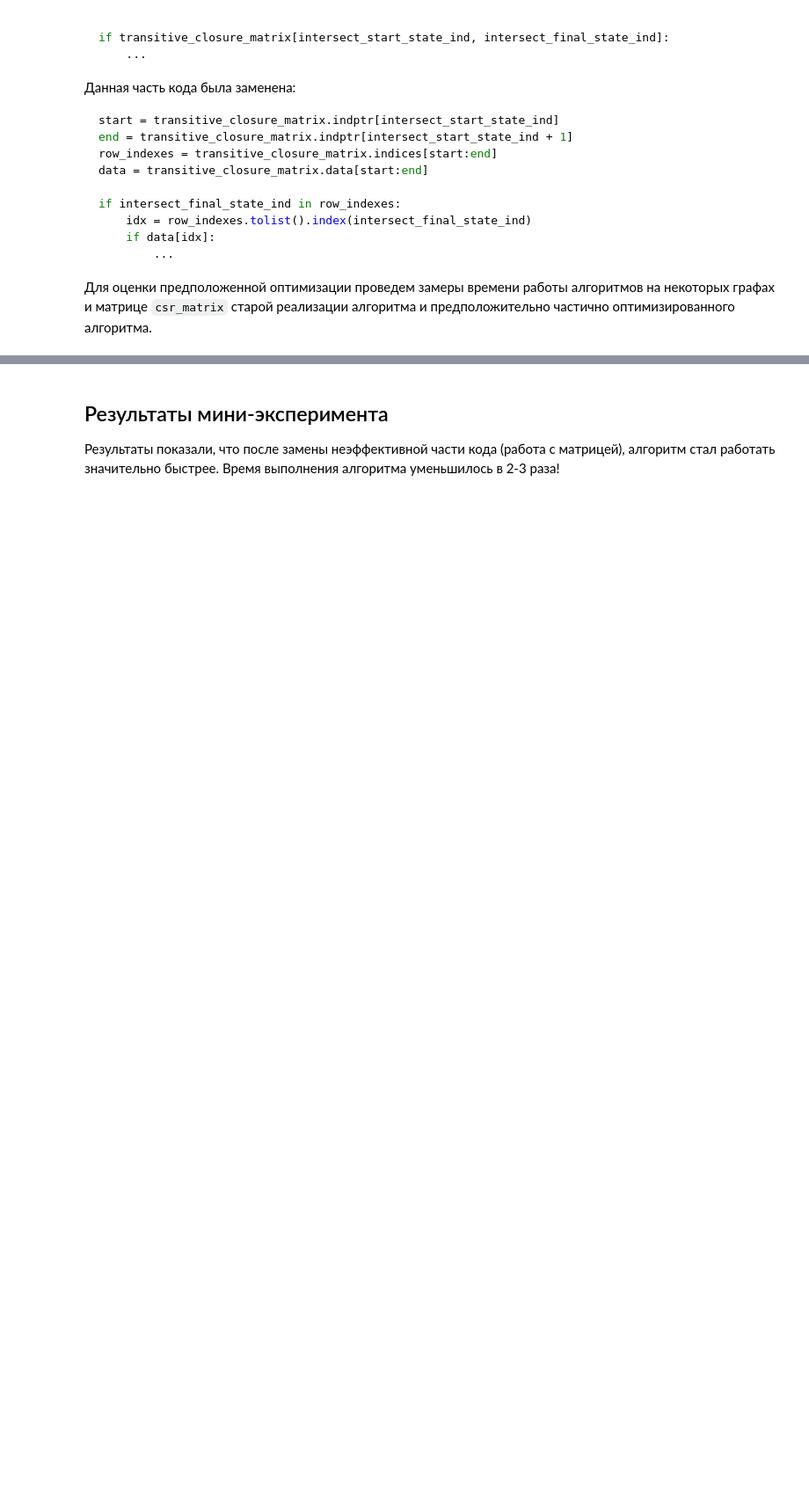
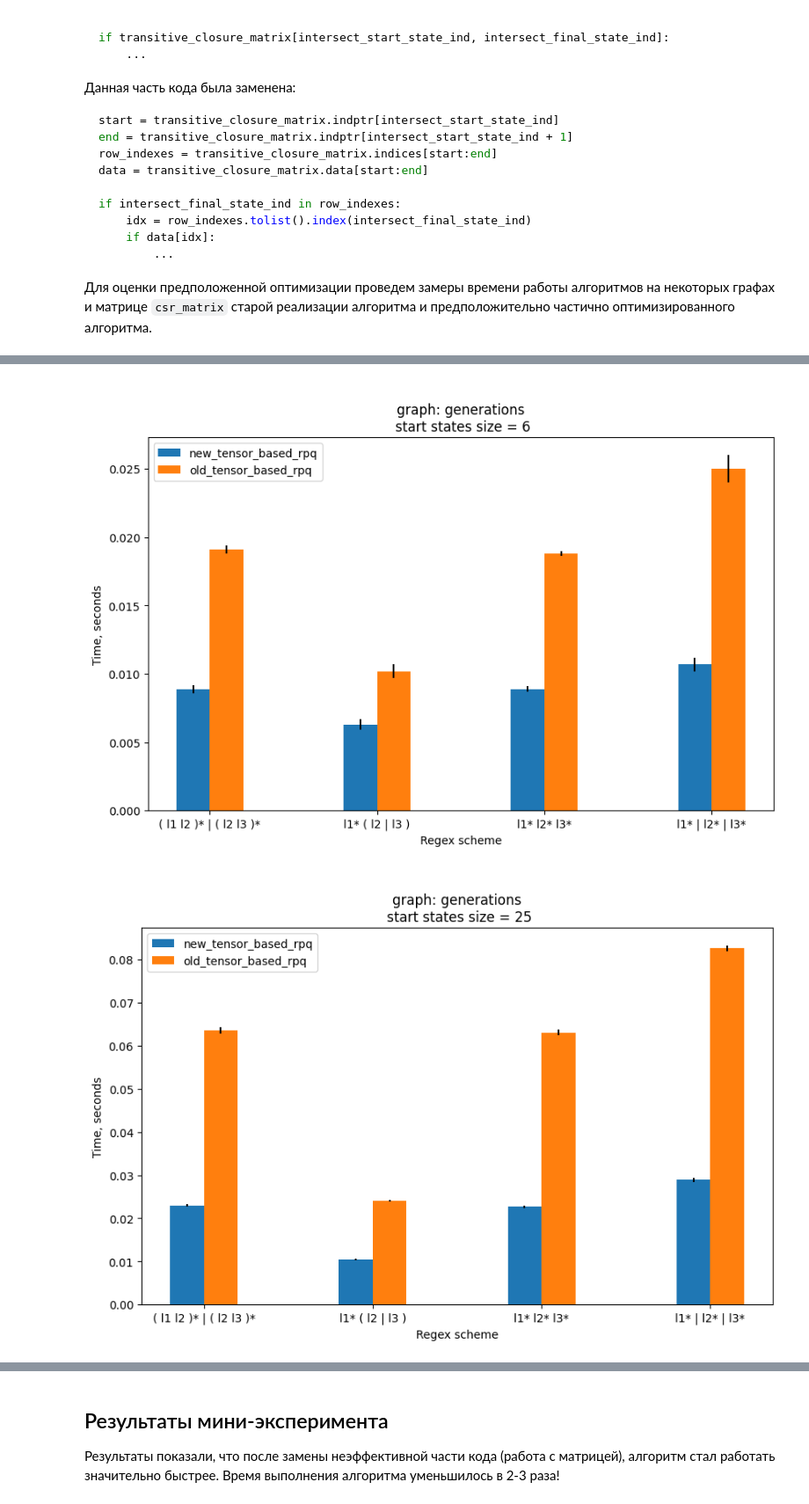
Before and after one commit to tepa46/formal-lang-course, a Jupyter notebook: experiments/task5.ipynb, the cells around one changed output, grey strips where cells are left out. Shown at 88% size. Drawn from its saved outputs; the diff is of its cells as text; code cells hidden in the pictures; blank space fills up the shorter version.

```diff
--- a/experiments/task5.ipynb
+++ b/experiments/task5.ipynb
@@ -611 +616,49 @@ pd.DataFrame(results)
 72 rows × 6 columns
+# %%
+def plot_diff_tensor_based_rpq_results(tensor_results):
+    grouped_data = defaultdict(lambda: defaultdict(list))
+
+    for result in tensor_results:
+        key = (result.graph_name, result.start_nodes_number)
+        grouped_data[key][result.regex_scheme].append(result)
+
+    for (
+        graph_name,
+        start_nodes_number,
+    ), expr_data in grouped_data.items():
+        regex_schemes = sorted(expr_data.keys())
+
+        x = np.arange(len(regex_schemes))
+        width = 0.2
+        _, ax = plt.subplots(figsize=(10, 6))
+
+        for i, algo_name in enumerate(["new_tensor_based_rpq", "old_tensor_based_rpq"]):
+            times = []
+            errors = []
+            for regex in regex_schemes:
+                found = False
+                for res in expr_data[regex]:
+                    if res.algorithm_name == algo_name:
+                        times.append(float(res.mean_time))
+                        errors.append(float(res.std_time))
+                        found = True
+                        break
+                if not found:
+                    times.append(0.0)
+            ax.bar(x + i * width, times, width, label=algo_name, yerr=errors)
+
+        ax.set_xlabel("Regex scheme")
+        ax.set_ylabel("Time, seconds")
+        ax.set_title(
+            f"\ngraph: {graph_name}\n start states size = {start_nodes_number}"
+        )
+        ax.set_xticks(x + width * (len(RPQ_ALGOS) - 1) / 2)
+        ax.set_xticklabels(regex_schemes)
+        ax.legend()
+        plt.show()
+
+
+plot_diff_tensor_based_rpq_results(tensor_results)
+# %% [output]
+[figure, added]
+[figure, added]
```
Also changed, not shown: parts of 6 cells of this notebook.
